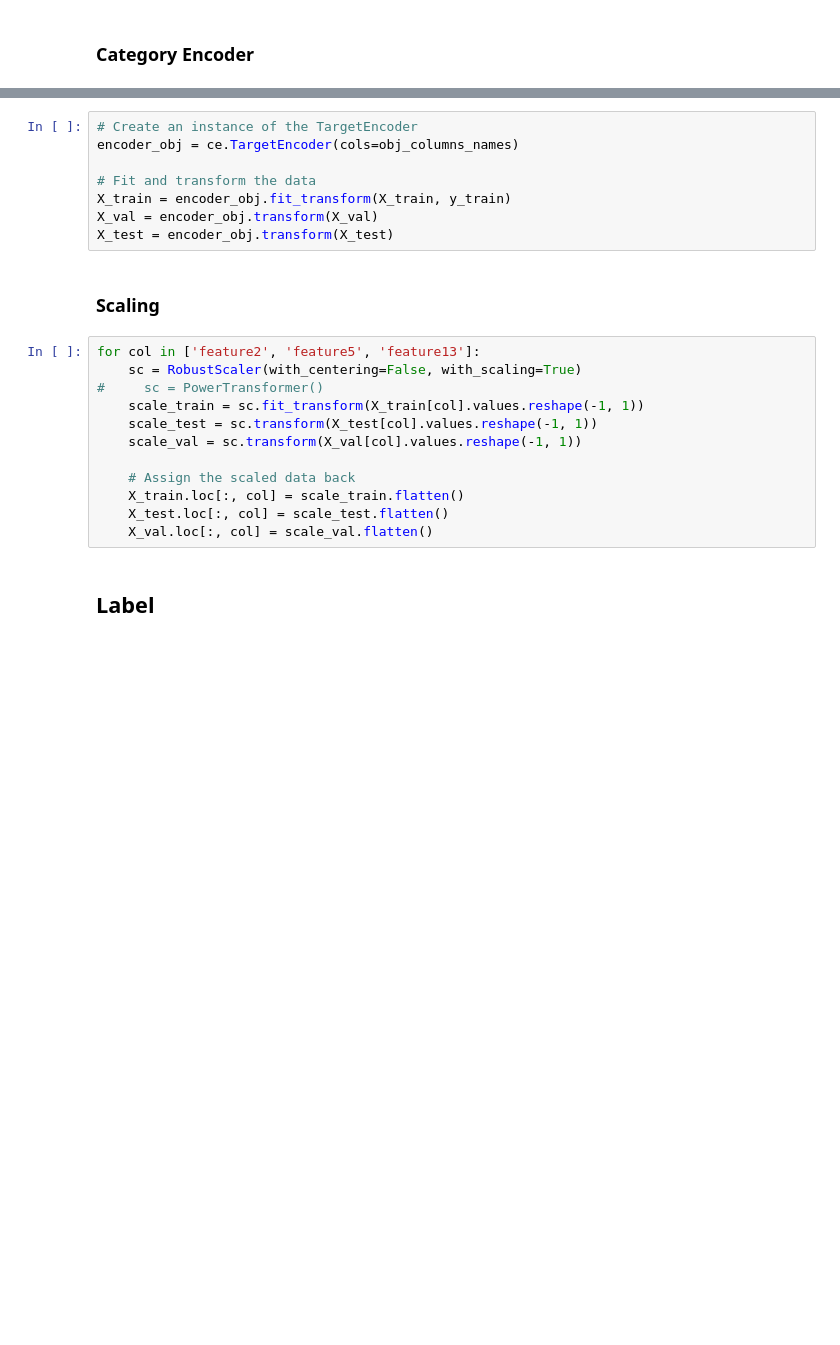
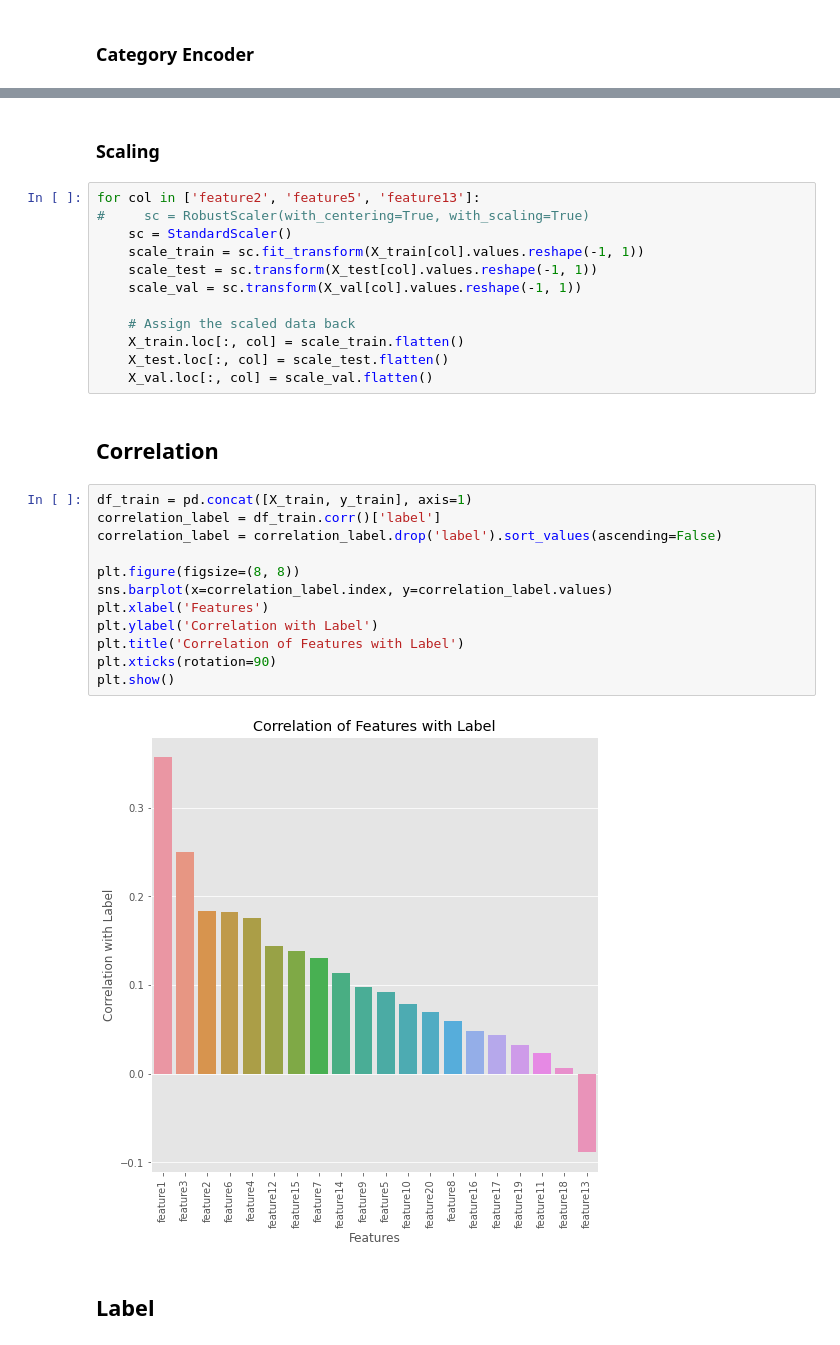
Before and after one commit to quochungtran/MLOps_Marathon_2023_T-NEXTS, a Jupyter notebook: Fit - Model PROB2.ipynb, the cells around one changed output, grey strips where cells are left out. Drawn from its saved outputs; the diff is of its cells as text; blank space fills up the shorter version.

```diff
--- a/Fit - Model PROB2.ipynb
+++ b/Fit - Model PROB2.ipynb
@@ -425,20 +425,12 @@ encoder = ce.TargetEncoder(cols=cols)
 X_train = encoder.fit_transform(X_train, y_train)
 X_val = encoder.transform(X_val)
 X_test = encoder.transform(X_test)
-# %%
-# Create an instance of the TargetEncoder
-encoder_obj = ce.TargetEncoder(cols=obj_columns_names)
-
-# Fit and transform the data
-X_train = encoder_obj.fit_transform(X_train, y_train)
-X_val = encoder_obj.transform(X_val)
-X_test = encoder_obj.transform(X_test)
 # %% [markdown]
 ### Scaling
 # %%
 for col in ['feature2', 'feature5', 'feature13']:
-    sc = RobustScaler(with_centering=False, with_scaling=True)
-#     sc = PowerTransformer()
+#     sc = RobustScaler(with_centering=True, with_scaling=True)
+    sc = StandardScaler()
     scale_train = sc.fit_transform(X_train[col].values.reshape(-1, 1))
     scale_test = sc.transform(X_test[col].values.reshape(-1, 1))
     scale_val = sc.transform(X_val[col].values.reshape(-1, 1))
@@ -447,6 +439,22 @@ for col in ['feature2', 'feature5', 'feature13']:
     X_train.loc[:, col] = scale_train.flatten()
     X_test.loc[:, col] = scale_test.flatten()
     X_val.loc[:, col] = scale_val.flatten()
+# %% [markdown]
+## Correlation
+# %%
+df_train = pd.concat([X_train, y_train], axis=1)
+correlation_label = df_train.corr()['label']
+correlation_label = correlation_label.drop('label').sort_values(ascending=False)
+
+plt.figure(figsize=(8, 8))
+sns.barplot(x=correlation_label.index, y=correlation_label.values)
+plt.xlabel('Features')
+plt.ylabel('Correlation with Label')
+plt.title('Correlation of Features with Label')
+plt.xticks(rotation=90)
+plt.show()
+# %% [output]
+[figure, added]
 # %% [markdown]
 ## Label
 # %%
```
Also changed, not shown: parts of 27 cells of this notebook.
